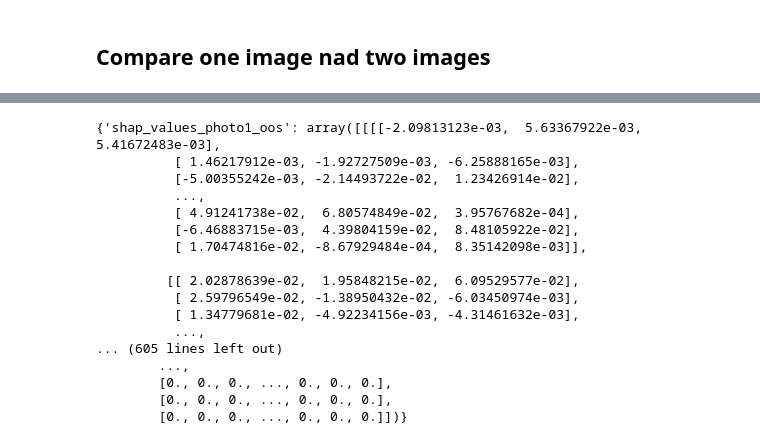
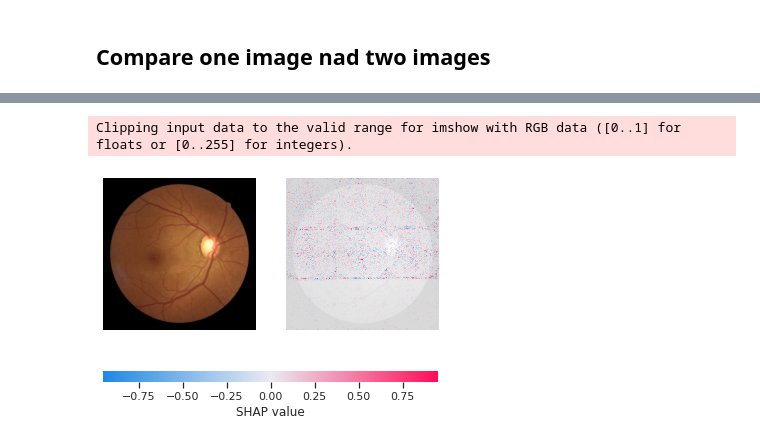
Before and after one commit to FelipeMarcelino/glaucoma, a Jupyter notebook: notebooks/shap.ipynb, the cells around one changed output, grey strips where cells are left out. Cells and saved outputs as stored; diff of their text form; code cells hidden in the pictures.

Commit message:
first shap

```diff
--- a/notebooks/shap.ipynb
+++ b/notebooks/shap.ipynb
@@ -206,20 +383,28 @@ with open(r"../models/785ed10d4c6e4f71bb6b36db16f64b2d/model_balanced_shap_value
 # %%
-shap_model_1
+photo1_numpy_1, photo2_numpy_1, photo1_numpy_1_non_inv, photo2_numpy_1_non_inv = get_numpy(val_loader_1)
+photo1_numpy_2, photo2_numpy_2, photo1_numpy_2_non_inv, photo2_numpy_2_non_inv = get_numpy(val_loader_2)
-# %% [output]
-{'shap_values_photo1_oos': array([[[[-2.09813123e-03,  5.63367922e-03,  5.41672483e-03],
-          [ 1.46217912e-03, -1.92727509e-03, -6.25888165e-03],
-          [-5.00355242e-03, -2.14493722e-02,  1.23426914e-02],
-          ...,
-          [ 4.91241738e-02,  6.80574849e-02,  3.95767682e-04],
-          [-6.46883715e-03,  4.39804159e-02,  8.48105922e-02],
-          [ 1.70474816e-02, -8.67929484e-04,  8.35142098e-03]],
-
-         [[ 2.02878639e-02,  1.95848215e-02,  6.09529577e-02],
-          [ 2.59796549e-02, -1.38950432e-02, -6.03450974e-03],
-          [ 1.34779681e-02, -4.92234156e-03, -4.31461632e-03],
-          ...,
-... (605 lines left out)
-        ...,
-        [0., 0., 0., ..., 0., 0., 0.],
-        [0., 0., 0., ..., 0., 0., 0.],
-        [0., 0., 0., ..., 0., 0., 0.]])}
+# %%
+photo1_shap_1, photo2_shap_1 = shap_model_1["shap_values_photo1_val"], shap_model_1["shap_values_photo2_val"]
+photo1_shap_2, photo2_shap_2 = shap_model_2["shap_values_photo1_val"], shap_model_2["shap_values_photo2_val"]
+# %%
+list_of_tuples = []
+for idx1, (photoa1, photoa2, shapa1, shapa2) in enumerate(zip(photo1_numpy_1, photo2_numpy_1, photo1_shap_1, photo2_shap_1)):
+    for idx2, (photob1, photob2, shapb1) in enumerate(zip(photo1_numpy_2, photo2_numpy_2, photo1_shap_2)):
+            if np.allclose(photoa1, photob1, equal_nan=True):
+                list_of_tuples.append(tuple((shapa1,shapb1, photoa1)))
+            elif np.allclose(photoa1, photob2, equal_nan=True):
+                list_of_tuples.append(tuple((shapa1,shapb1, photoa1)))
+            elif np.allclose(photoa2, photob1, equal_nan=True):
+                list_of_tuples.append(tuple((shapa2,shapb1, photoa2)))
+            elif np.allclose(photoa2, photob2, equal_nan=True):
+                list_of_tuples.append(tuple((shapa2,shapb1, photoa2)))
+            else:
+                continue
+# %%
+len(list_of_tuples)
+idx = 4
+# %%
+shap.image_plot(list_of_tuples[idx][0],list_of_tuples[idx][2])
+# %% [output]
+Clipping input data to the valid range for imshow with RGB data ([0..1] for floats or [0..255] for integers).
+[figure, added]
```
Also changed, not shown: parts of 17 cells of this notebook, 32 other files.
